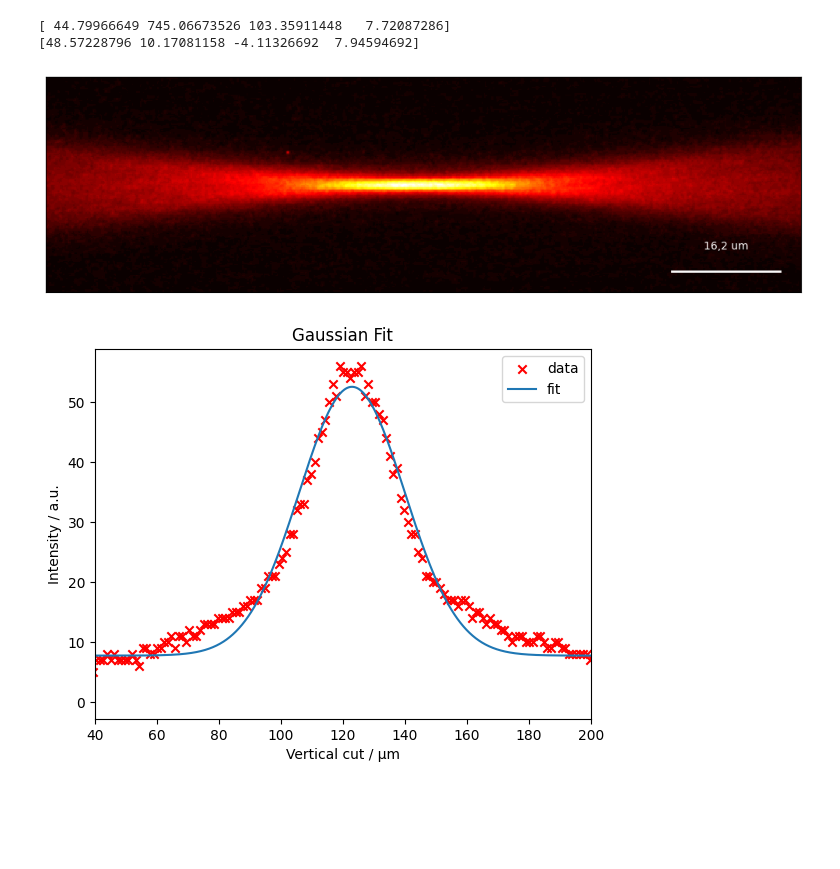
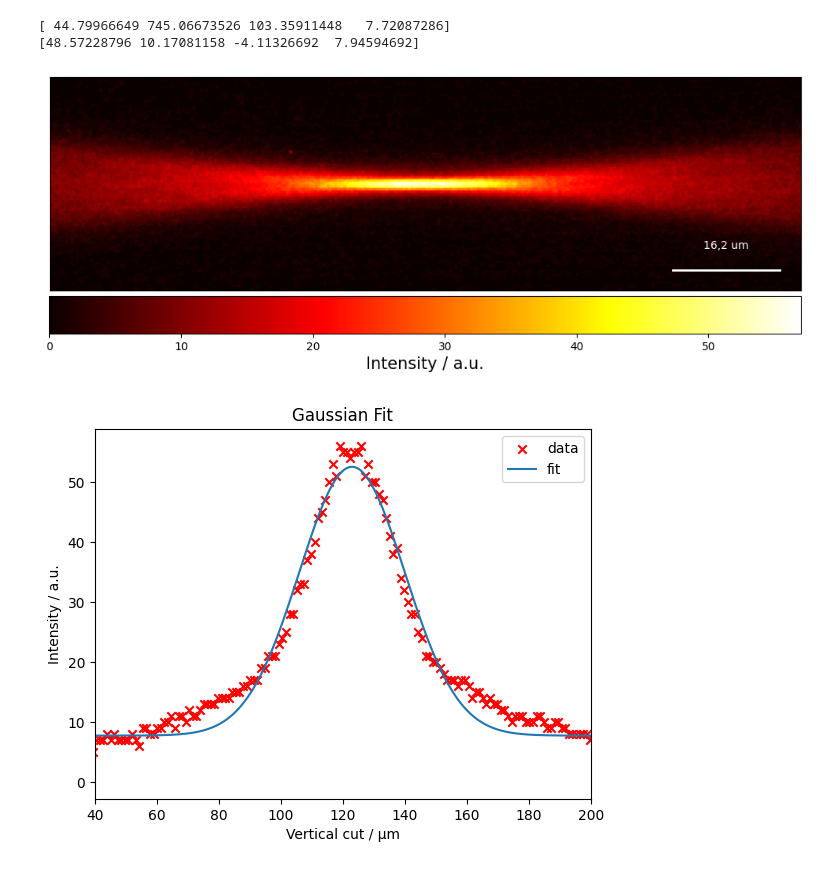
Before and after one commit to LeoausderDose/PPD, a Jupyter notebook: Versuch_Lightsheet/data/lightsheetCharacterization/HalfClosedPinhole/LSC_halfclosedpinhole_40ms_100_1/IntensityPlot.ipynb, the cells around one changed output. Drawn from its saved outputs; the diff is of its cells as text; code cells hidden in the pictures; blank space fills up the shorter version.

```diff
--- a/Versuch_Lightsheet/data/lightsheetCharacterization/HalfClosedPinhole/LSC_halfclosedpinhole_40ms_100_1/IntensityPlot.ipynb
+++ b/Versuch_Lightsheet/data/lightsheetCharacterization/HalfClosedPinhole/LSC_halfclosedpinhole_40ms_100_1/IntensityPlot.ipynb
@@ -62,29 +62,29 @@ print(params_y)
 # %%
 bildausschnitt = rotated_array[500:700, 400:1100]
 
 
 plt.figure(figsize=(10,4))
 plt.imshow(bildausschnitt, cmap='hot', interpolation='nearest')
-# cbar = plt.colorbar(location='bottom', shrink=.985, pad=0.02)
-# cbar.set_label(label='Intensity / a.u.',size = 15)
+cbar = plt.colorbar(location='bottom', shrink=.985, pad=0.02)
+cbar.set_label(label='Intensity / a.u.',size = 15)
 
 
 scale_bar_length = 100
 scale_bar_units = 'pixels'
 scale_bar_x = bildausschnitt.shape[1] -120
 scale_bar_y = bildausschnitt.shape[0] -20
 plt.plot([scale_bar_x, scale_bar_x + scale_bar_length], [scale_bar_y, scale_bar_y], color='white', linewidth=2)
 plt.text(scale_bar_x + scale_bar_length / 2, scale_bar_y - 20, f'16,2 um', ha='center', color='white')
 
 
 plt.xticks([])
 plt.yticks([])
 
 
 plt.tight_layout()
-plt.savefig('LSHalfPinhole.pdf', dpi = 300)
+#plt.savefig('LSHalfPinhole.pdf', dpi = 300)
 # %% [output]
-[figure, old version]
+[figure, new version]
 # %%
 xfit = np.array(range(len(xslice)))*0.165
 plt.scatter(xfit[::7], xslice[::7], marker = 'x', color = 'r', label = 'data')
```
Also changed, not shown: 7 other files.
